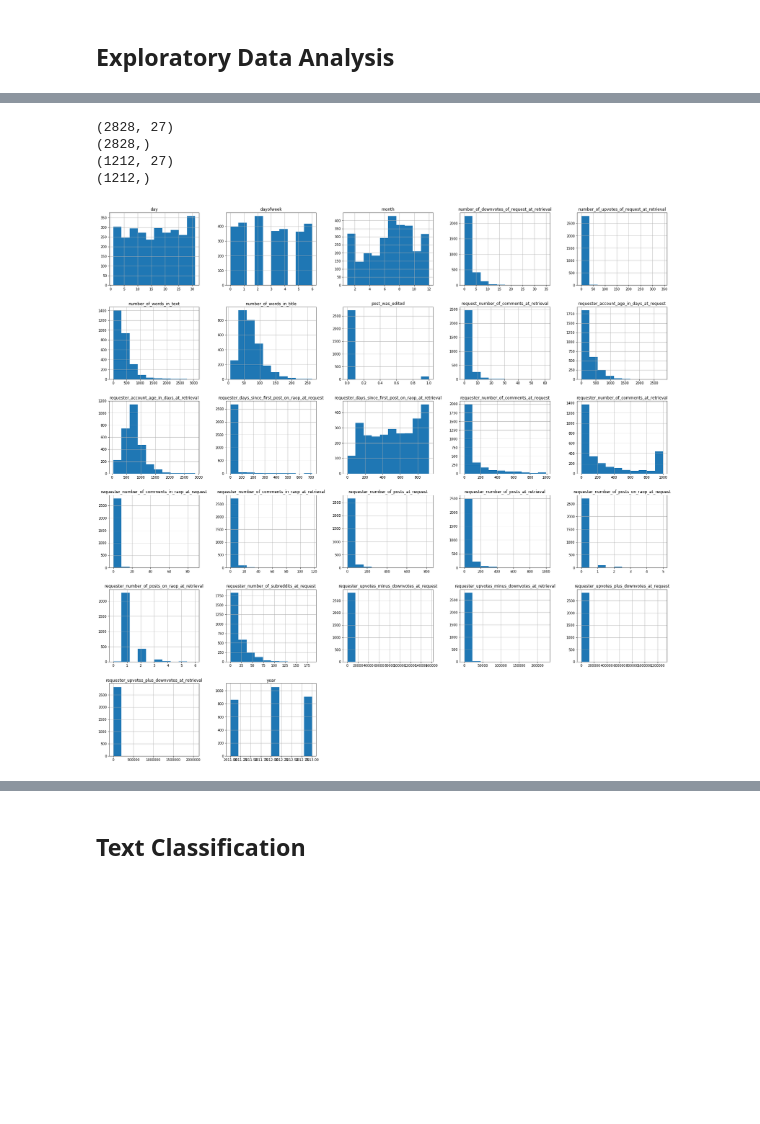
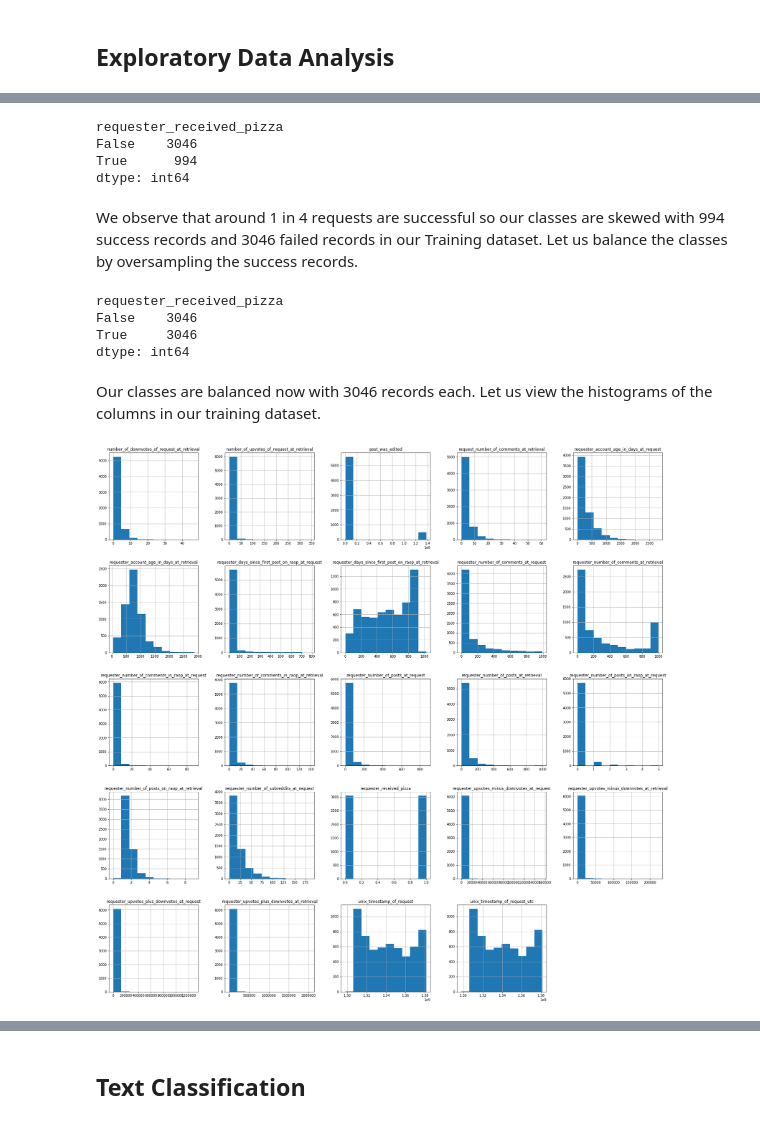
Before and after one commit to gkarnataki/w207-final-project, a Jupyter notebook: RAOP-Final.ipynb, the cells around one changed output, grey strips where cells are left out. Saved outputs shown, nothing was run; the diff lists cells and outputs as text; code cells hidden in the pictures; blank space fills up the shorter version.

```diff
--- a/RAOP-Final.ipynb
+++ b/RAOP-Final.ipynb
@@ -12,0 +20,29 @@
+# %%
+import scipy
+import datetime
+from sklearn.linear_model import LogisticRegression
+import numpy as np
+import pandas as pd
+from pandas.tseries.holiday import USFederalHolidayCalendar
+import json
+import random
+import re
+import csv
+from sklearn.model_selection import train_test_split
+from sklearn.metrics import confusion_matrix
+from sklearn import metrics
+from sklearn.metrics import classification_report
+from scipy.optimize import minimize
+from sklearn.metrics import log_loss
+import matplotlib.pyplot as plt
+import itertools
+from nltk.sentiment.vader import SentimentIntensityAnalyzer
+import textstat
+import warnings
+warnings.filterwarnings('ignore')
+
+train_df = pd.read_json("data/train.json")
+test_df = pd.read_json("data/test.json")
+
+print ("Training Data shape : %s" % str(train_df.shape))
+print ("Test Data shape : %s" % str(test_df.shape))
@@ -64,28 +112,26 @@ data.head(3)
-# %%
-from sklearn.cross_validation import train_test_split
-
-train_data, dev_data = train_test_split(data, test_size=0.3)
-train_labels = train_data["requester_received_pizza"]
-dev_labels = dev_data["requester_received_pizza"]
-train_data=train_data.drop(['requester_received_pizza'], axis=1)
-dev_data=dev_data.drop(['requester_received_pizza'], axis=1)
-
-train_data_text = train_data["request_text"]
-train_data=train_data.drop(['request_text'], axis=1)
-dev_data_text = dev_data["request_text"]
-dev_data=dev_data.drop(['request_text'], axis=1)
-
-print (train_data.shape)
-print (train_data_text.shape)
-print (dev_data.shape)
-print (dev_data_text.shape)
-# %% [output]
-(2828, 27)
-(2828,)
-(1212, 27)
-(1212,)
+# %%
+train_df.groupby(['requester_received_pizza']).size()
+# %% [output]
+requester_received_pizza
+False    3046
+True      994
+dtype: int64
+# %% [markdown]
+We observe that around 1 in 4 requests are successful so our classes are skewed with 994 success records and 3046 failed records in our Training dataset. Let us balance the classes by oversampling the success records.
+# %%
+train_df_fail = train_df[train_df['requester_received_pizza'] == 0]
+train_df_success = train_df[train_df['requester_received_pizza'] == 1]
+train_df = pd.concat([train_df_fail, train_df_success,train_df_success,train_df_success,train_df_success.sample(len(train_df_fail.index)-3*len(train_df_success.index))], axis = 0)
+train_df.groupby(['requester_received_pizza']).size()
+# %% [output]
+requester_received_pizza
+False    3046
+True     3046
+dtype: int64
+# %% [markdown]
+Our classes are balanced now with 3046 records each. Let us view the histograms of the columns in our training dataset.
 # %%
-train_data.hist(figsize=(30,30))
+train_df.hist(figsize=(30,30))
 plt.show()
 # %% [output]
-[figure, old version]
+[figure, new version]
```
Also changed, not shown: parts of 27 cells of this notebook.
